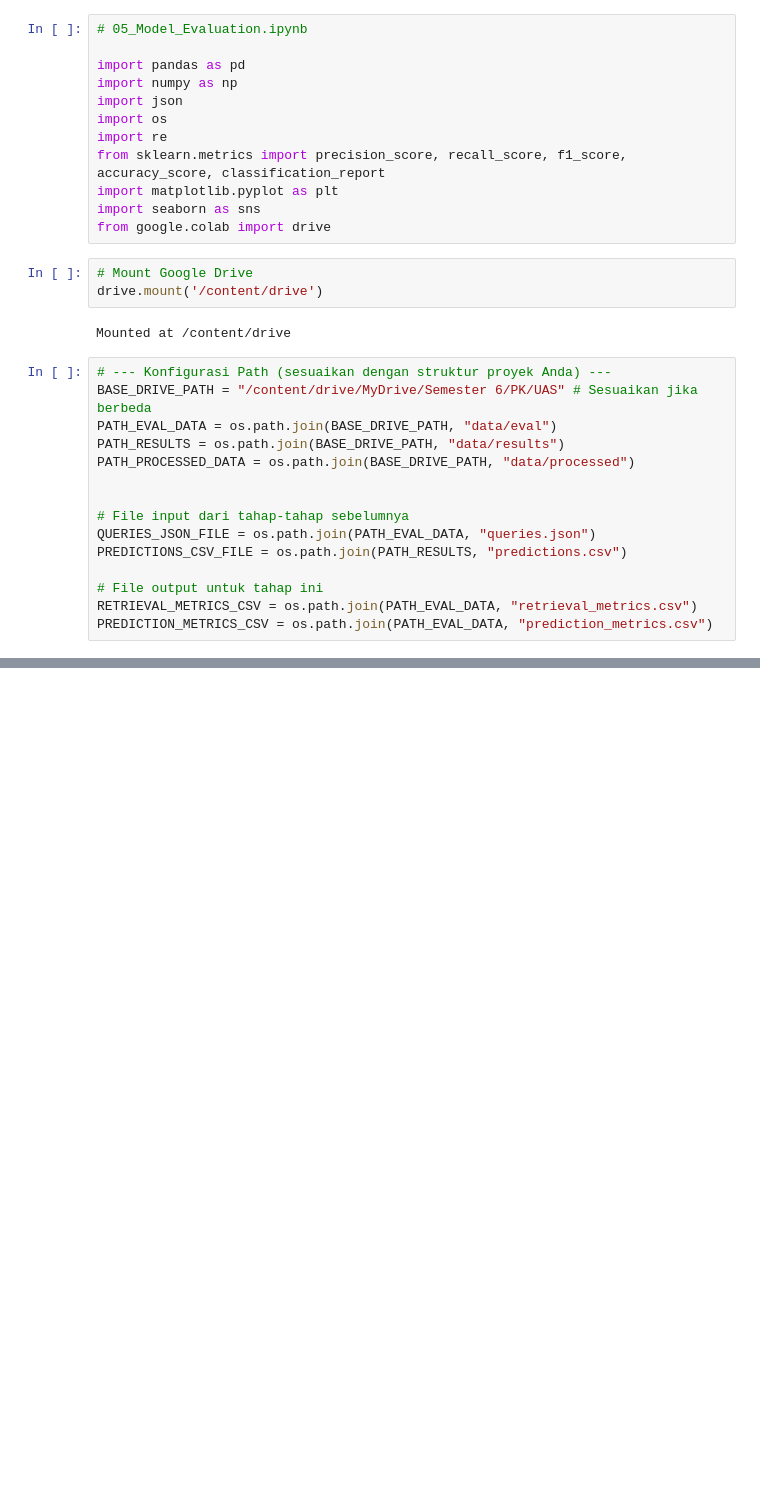
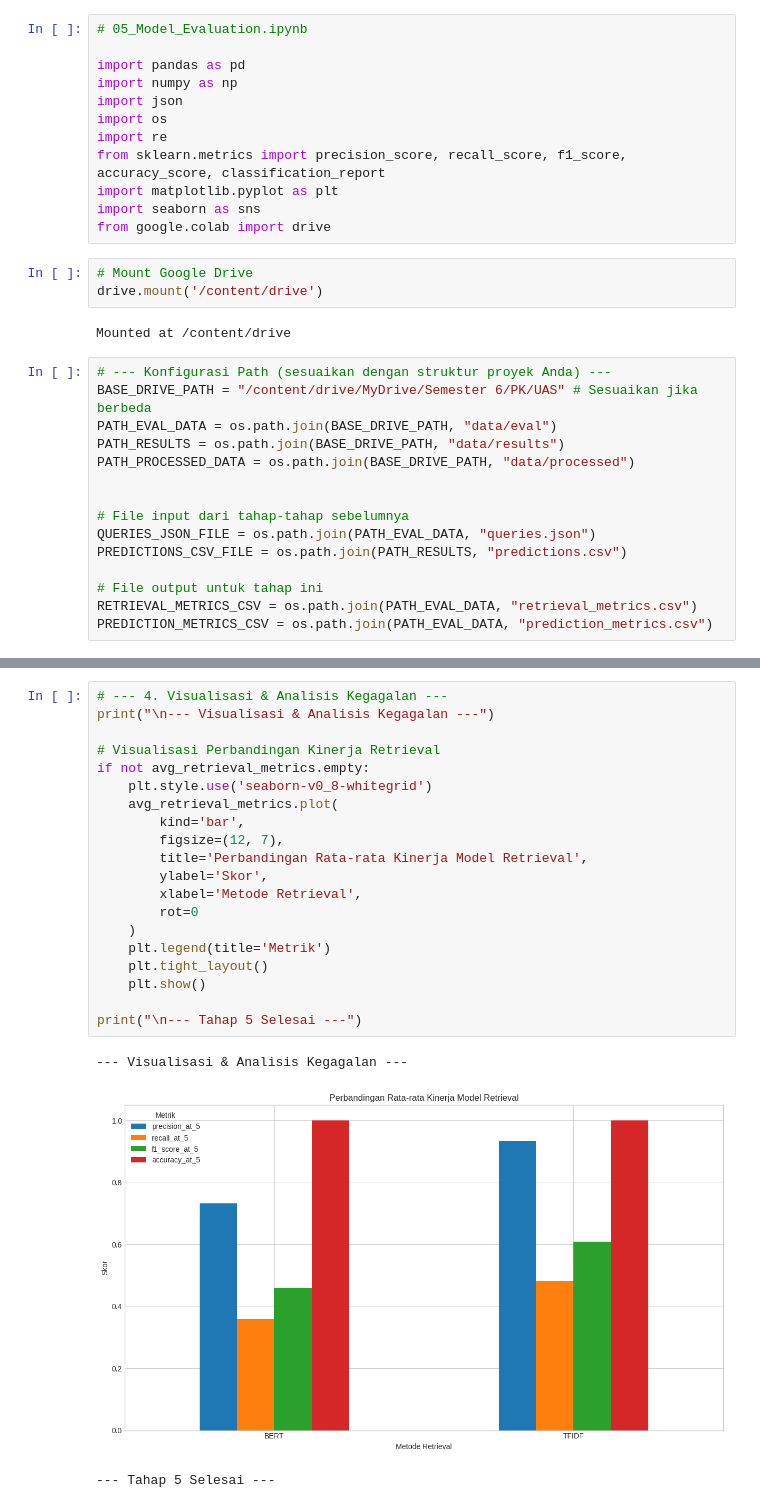
Before and after one commit to RNikmah/CBR_Project, a Jupyter notebook: notebooks/05_Model_Evaluation.ipynb, the cells around one changed output, grey strips where cells are left out. Saved outputs shown, nothing was run; the diff lists cells and outputs as text; blank space fills up the shorter version.

Commit message:
update model

```diff
--- a/notebooks/05_Model_Evaluation.ipynb
+++ b/notebooks/05_Model_Evaluation.ipynb
@@ -305,0 +229,24 @@ Analisis Kegagalan (Panduan untuk Laporan):
+# %%
+# --- 4. Visualisasi & Analisis Kegagalan ---
+print("\n--- Visualisasi & Analisis Kegagalan ---")
+
+# Visualisasi Perbandingan Kinerja Retrieval
+if not avg_retrieval_metrics.empty:
+    plt.style.use('seaborn-v0_8-whitegrid')
+    avg_retrieval_metrics.plot(
+        kind='bar',
+        figsize=(12, 7),
+        title='Perbandingan Rata-rata Kinerja Model Retrieval',
+        ylabel='Skor',
+        xlabel='Metode Retrieval',
+        rot=0
+    )
+    plt.legend(title='Metrik')
+    plt.tight_layout()
+    plt.show()
+
+print("\n--- Tahap 5 Selesai ---")
+# %% [output]
+--- Visualisasi & Analisis Kegagalan ---
+[figure, added]
+--- Tahap 5 Selesai ---
```
Also changed, not shown: parts of 4 cells of this notebook, 10 other files.
